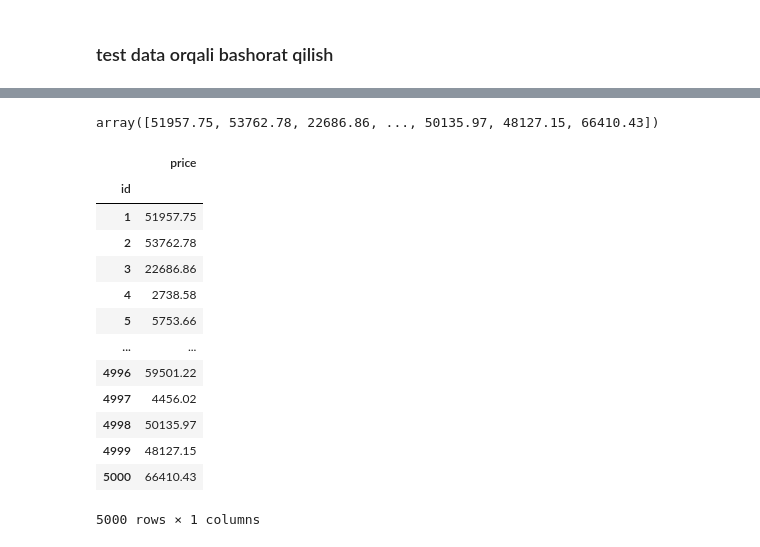
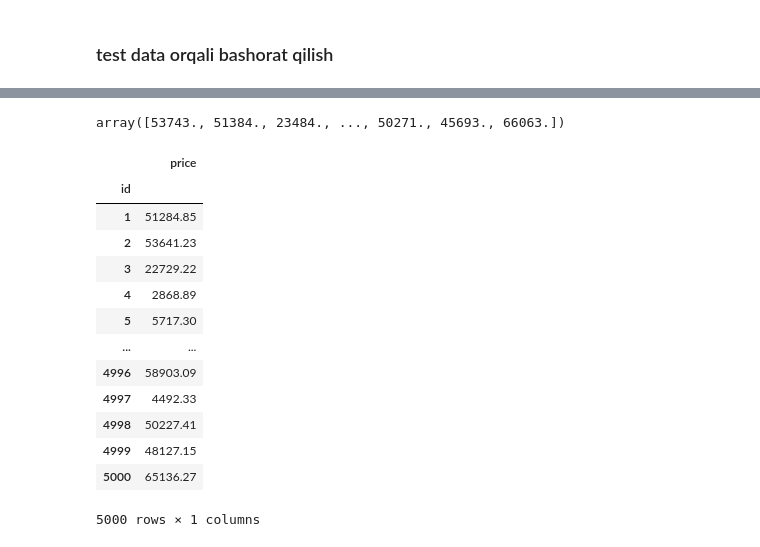
Before and after one commit to hfazliddin98/sertifikat, a Jupyter notebook: Aviachipta_narxini_bashorat_qilish/1-topshiriq.ipynb, the cells around one changed output, grey strips where cells are left out. Drawn from its saved outputs; the diff is of its cells as text; code cells hidden in the pictures.

```diff
--- a/Aviachipta_narxini_bashorat_qilish/1-topshiriq.ipynb
+++ b/Aviachipta_narxini_bashorat_qilish/1-topshiriq.ipynb
@@ -180,8 +189,11 @@ array([[ 0.28952803, -0.36141789,  0.        , ...,  1.        ,
 # %%
 # model qurish
-Chiziqli_model = LinearRegression()
+LR_model = LinearRegression()
+RF_model = RandomForestRegressor()
+DT_model = DecisionTreeRegressor()
+SVC_model = SVC()
 # %%
 # train (o`qitish) chiqli model asosida o`qitildi
-Chiziqli_model.fit(train_malumot, y)
+LR_model.fit(train_malumot, y)
 # %% [output]
 LinearRegression()
@@ -227,7 +273,8 @@ rf_test_natija = RF_model.predict(test_malumot)
-# %%
-rf_test_natija
-# %% [output]
-array([51957.75, 53762.78, 22686.86, ..., 50135.97, 48127.15, 66410.43])
+# %%
+dt_test_natija = DT_model.predict(test_malumot)
+dt_test_natija
+# %% [output]
+array([53743., 51384., 23484., ..., 50271., 45693., 66063.])
 # %%
 import pickle
 
@@ -238,22 +291,22 @@ with open(filename, 'wb') as file:
 with open(filename, 'rb') as file:
     model = pickle.load(file)
 # %%
-smple = pd.read_csv('datasets/sample_solution.csv', index_col=0)
-smple['price'] = rf_test_natija
-# smple['real'] = y
-smple
+rf_smple = pd.read_csv('datasets/sample_solution.csv', index_col=0)
+rf_smple['price'] = rf_test_natija[:5000]
+# rf_smple['real'] = y
+rf_smple
 # %% [output]
 |  | price |
 | id |  |
-| 1 | 51957.75 |
-| 2 | 53762.78 |
-| 3 | 22686.86 |
-| 4 | 2738.58 |
-| 5 | 5753.66 |
+| 1 | 51284.85 |
+| 2 | 53641.23 |
+| 3 | 22729.22 |
+| 4 | 2868.89 |
+| 5 | 5717.30 |
 | ... | ... |
-| 4996 | 59501.22 |
-| 4997 | 4456.02 |
-| 4998 | 50135.97 |
+| 4996 | 58903.09 |
+| 4997 | 4492.33 |
+| 4998 | 50227.41 |
 | 4999 | 48127.15 |
-| 5000 | 66410.43 |
+| 5000 | 65136.27 |
 5000 rows × 1 columns
```
Also changed, not shown: parts of 22 cells of this notebook, 4 other files.
